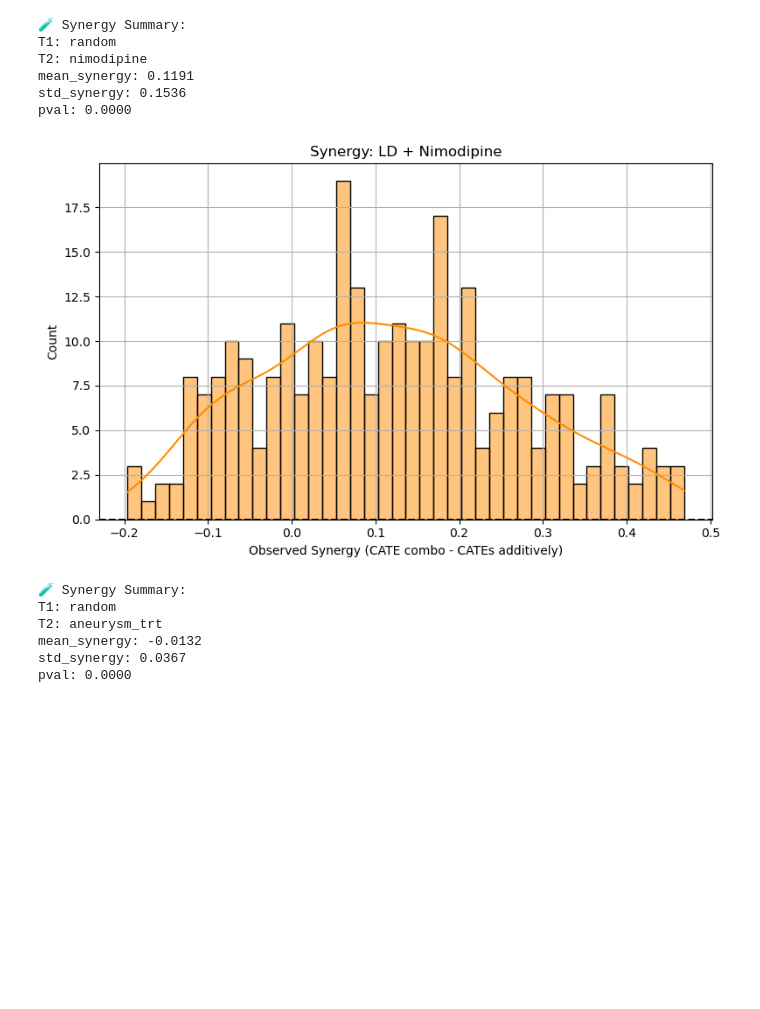
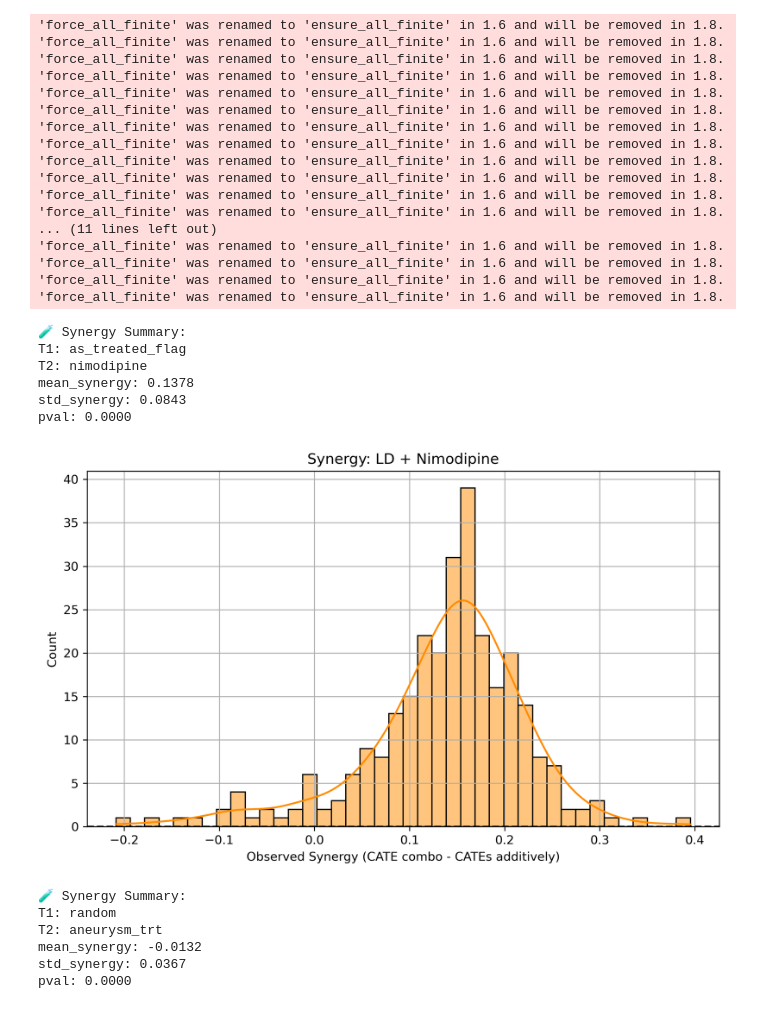
Before and after one commit to shrinitbabel/Precision_Medicine_EARLYDRAIN_DML, a Jupyter notebook: causal_synergy.ipynb, the cells around one changed output. Cells and saved outputs as stored; diff of their text form; code cells hidden in the pictures; blank space fills up the shorter version.

```diff
--- a/causal_synergy.ipynb
+++ b/causal_synergy.ipynb
@@ -1,32 +1,49 @@
 # %%
 from modules.preprocess import load_and_clean_data
 from modules.synergy import compute_synergy, plot_synergy, prepare_variables_exclude
 
 df = load_and_clean_data("ed.csv")
 
 treatment1 = "nimodipine"
-treatment2 = "random" # LD or no LD
-Outcome = "mrs_binary"
+treatment2 = "as_treated_flag" # LD or no LD
+Outcome = "vs_clin"
 
 # Drop nimodipine from X so it's not adjusted for
 X, Y, T, feature_names = prepare_variables_exclude(df, outcome_col=Outcome, exclude_cols=[treatment1])
 
 # Synergy between LD and nimodipine
 synergy, summary = compute_synergy(df, X, Y, treatment2, treatment1, Outcome, feature_names)
 
 print("🧪 Synergy Summary:")
 for k, v in summary.items():
     print(f"{k}: {v:.4f}" if isinstance(v, float) else f"{k}: {v}")
 
 plot_synergy(synergy, title="Synergy: LD + Nimodipine")
 # %% [output]
-🧪 Synergy Summary:
-T1: random
-T2: nimodipine
-mean_synergy: 0.1191
-std_synergy: 0.1536
-pval: 0.0000
+'force_all_finite' was renamed to 'ensure_all_finite' in 1.6 and will be removed in 1.8.
+'force_all_finite' was renamed to 'ensure_all_finite' in 1.6 and will be removed in 1.8.
+'force_all_finite' was renamed to 'ensure_all_finite' in 1.6 and will be removed in 1.8.
+'force_all_finite' was renamed to 'ensure_all_finite' in 1.6 and will be removed in 1.8.
+'force_all_finite' was renamed to 'ensure_all_finite' in 1.6 and will be removed in 1.8.
+'force_all_finite' was renamed to 'ensure_all_finite' in 1.6 and will be removed in 1.8.
+'force_all_finite' was renamed to 'ensure_all_finite' in 1.6 and will be removed in 1.8.
+'force_all_finite' was renamed to 'ensure_all_finite' in 1.6 and will be removed in 1.8.
+'force_all_finite' was renamed to 'ensure_all_finite' in 1.6 and will be removed in 1.8.
+'force_all_finite' was renamed to 'ensure_all_finite' in 1.6 and will be removed in 1.8.
+'force_all_finite' was renamed to 'ensure_all_finite' in 1.6 and will be removed in 1.8.
+'force_all_finite' was renamed to 'ensure_all_finite' in 1.6 and will be removed in 1.8.
+... (11 lines left out)
+'force_all_finite' was renamed to 'ensure_all_finite' in 1.6 and will be removed in 1.8.
+'force_all_finite' was renamed to 'ensure_all_finite' in 1.6 and will be removed in 1.8.
+'force_all_finite' was renamed to 'ensure_all_finite' in 1.6 and will be removed in 1.8.
+'force_all_finite' was renamed to 'ensure_all_finite' in 1.6 and will be removed in 1.8.
+🧪 Synergy Summary:
+T1: as_treated_flag
+T2: nimodipine
+mean_synergy: 0.1378
+std_synergy: 0.0843
+pval: 0.0000
-[figure, old version]
+[figure, new version]
 # %%
 from modules.preprocess import load_and_clean_data
 from modules.synergy import compute_synergy, plot_synergy, prepare_variables_exclude
```
Also changed, not shown: 27 other files.
